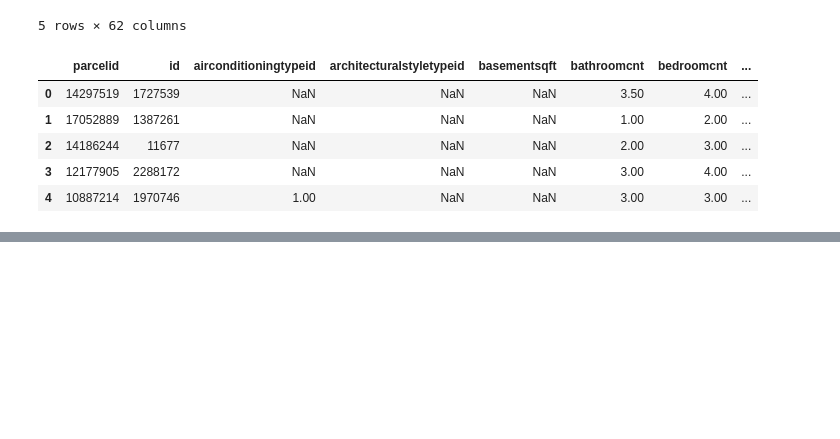
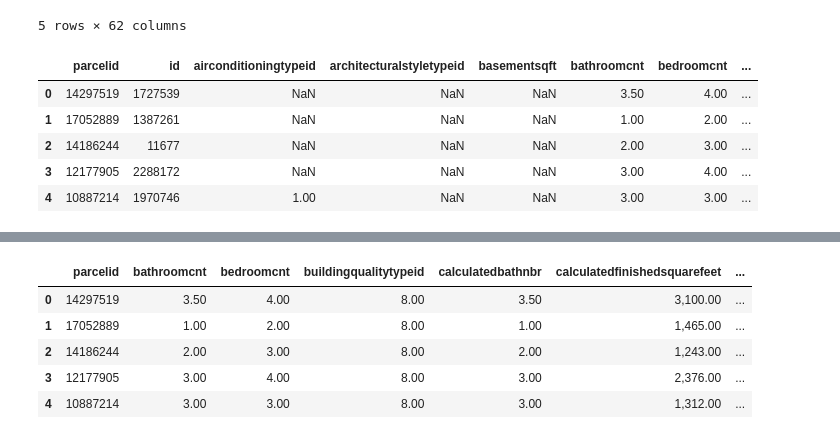
Before and after one commit to lopezelihezer/Clustering_Project, a Jupyter notebook: scratch.ipynb, the cells around one changed output, grey strips where cells are left out. Cells and saved outputs as stored; diff of their text form; code cells hidden in the pictures; blank space fills up the shorter version.

```diff
--- a/scratch.ipynb
+++ b/scratch.ipynb
@@ -81,0 +144,24 @@ def data_prep(df, cols_to_remove=[], prop_required_column=.5, prop_required_row=
+# %%
+# replaced with 50% quartile 1510
+df["finishedsquarefeet12"].fillna(1510.00, inplace = True)
+# %%
+# replacing with mode
+df["fullbathcnt"].fillna(2.00, inplace = True)
+# %%
+# replaced with mode of 2 since that type of systemid is most common.
+df["heatingorsystemtypeid"].fillna(2.00, inplace = True)
+# %%
+# look at the following columns to fill values: lotsizesquarefeet, propertyzoningdesc, regionidcity, regionidzip, unitcnt, yearbuilt,structuretaxvaluedollarcnt,
+#replaced with mode
+df["lotsizesquarefeet"].fillna(6000.00, inplace = True)
+# %%
+# dropped because it was missing too many nulls that should be unique.
+df = df.drop(columns='propertyzoningdesc')
+df.head()
+# %% [output]
+|  | parcelid | bathroomcnt | bedroomcnt | buildingqualitytypeid | calculatedbathnbr | calculatedfinishedsquarefeet | ... |
+| 0 | 14297519 | 3.50 | 4.00 | 8.00 | 3.50 | 3,100.00 | ... |
+| 1 | 17052889 | 1.00 | 2.00 | 8.00 | 1.00 | 1,465.00 | ... |
+| 2 | 14186244 | 2.00 | 3.00 | 8.00 | 2.00 | 1,243.00 | ... |
+| 3 | 12177905 | 3.00 | 4.00 | 8.00 | 3.00 | 2,376.00 | ... |
+| 4 | 10887214 | 3.00 | 3.00 | 8.00 | 3.00 | 1,312.00 | ... |
```
Also changed, not shown: parts of 17 cells of this notebook.
